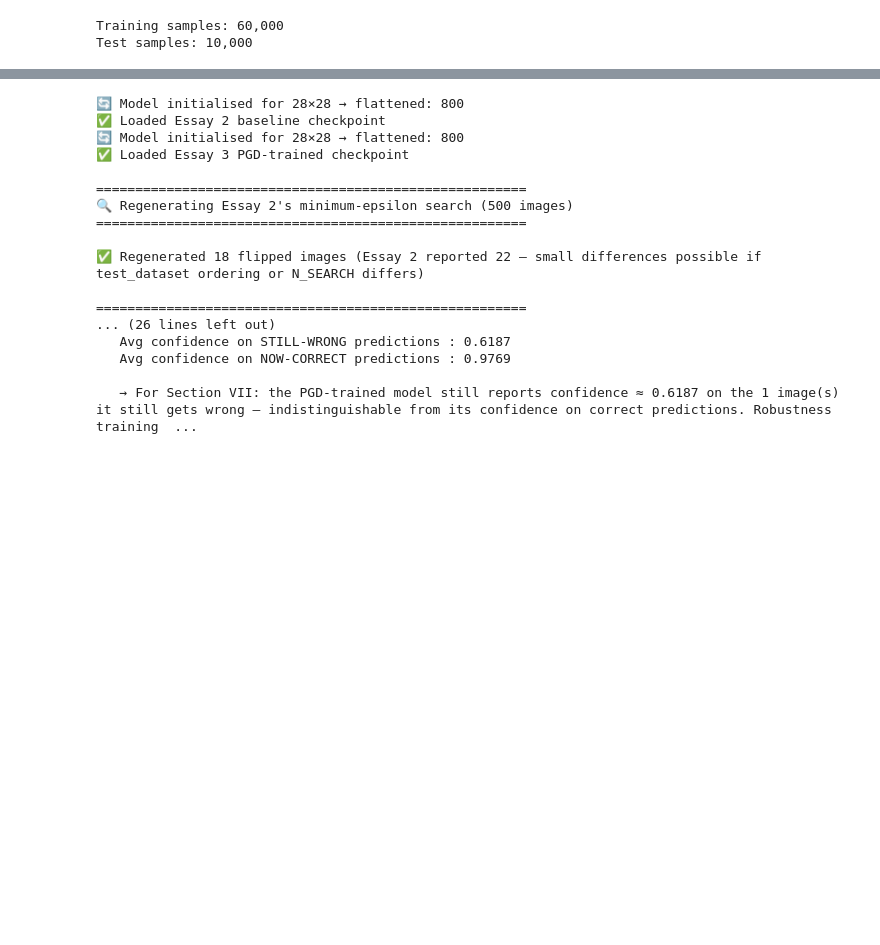
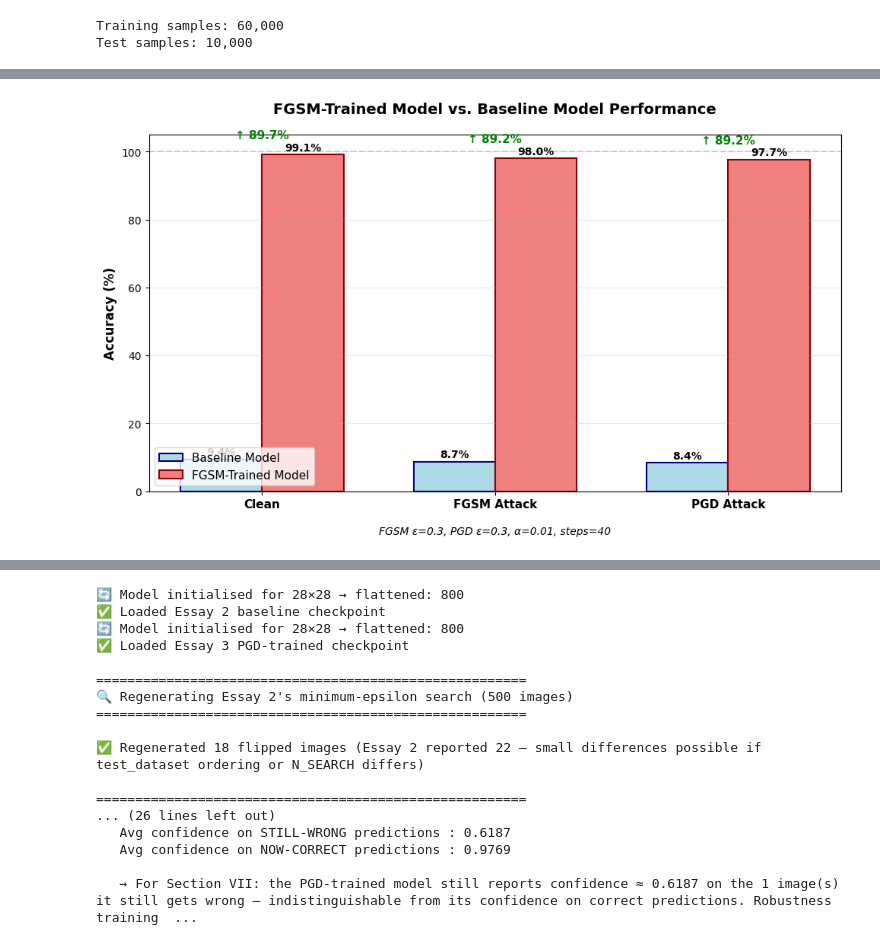
Before and after one commit to Maee127/Adversarial-Notebooks, a Jupyter notebook: #3/Note02_Adversarial_Training_PGD.ipynb, the cells around one changed output, grey strips where cells are left out. Cells and saved outputs as stored; diff of their text form; code cells hidden in the pictures; blank space fills up the shorter version.

```diff
--- a/#3/Note02_Adversarial_Training_PGD.ipynb
+++ b/#3/Note02_Adversarial_Training_PGD.ipynb
@@ -397,0 +484,97 @@ print(f"   Under PGD (ε=0.3): {pgd_acc_fgsm:.2f}%")
+# %%
+# ─────────────────────────────────────────────────────────────
+# Visualization: FGSM-trained model vs. Baseline
+# ─────────────────────────────────────────────────────────────
+import matplotlib.pyplot as plt
+import numpy as np
+
+# Get baseline results (assuming you have these from earlier parts)
+# If not, you may need to compute them or load from saved results
+# baseline_clean_acc = 98.5  # Replace with actual baseline clean accuracy
+# baseline_fgsm_acc = 45.0   # Replace with actual baseline FGSM accuracy
+# baseline_pgd_acc = 20.0    # Replace with actual baseline PGD accuracy
+# Collect baseline results (if not already computed)
+# Option 1: Load from previously saved results
+try:
+    baseline_results = torch.load('baseline_results.pth')
+    baseline_clean_acc = baseline_results['clean_acc']
+    baseline_fgsm_acc = baseline_results['fgsm_acc']
+    baseline_pgd_acc = baseline_results['pgd_acc']
+except:
+    # Option 2: Compute baseline if model is available
+    baseline_model = CNN().to(DEVICE)
+    baseline_model.reset_for_input_size(28)
+    # Load baseline model or train it
+    # ... (your baseline model loading code)
+    baseline_clean_acc, _, _ = evaluate_accuracy(baseline_model, test_loader)
+    baseline_fgsm_acc, _, _ = evaluate_accuracy(baseline_model, test_loader,
+                                                 attack_type='fgsm', attack_params=fgsm_params)
+    baseline_pgd_acc, _, _ = evaluate_accuracy(baseline_model, test_loader,
+                                                attack_type='pgd', attack_params=pgd_params)
+
+
+
+# Set up the figure
+fig, ax = plt.subplots(figsize=(10, 6))
+
+# Define the groups and values
+models = ['Clean', 'FGSM Attack', 'PGD Attack']
+baseline_accuracies = [baseline_clean_acc, baseline_fgsm_acc, baseline_pgd_acc]
+fgsm_trained_accuracies = [clean_acc_fgsm, fgsm_acc_fgsm, pgd_acc_fgsm]
+
+# Set up bar positions
+x = np.arange(len(models))
+width = 0.35
+
+# Create bars with different colors
+bars1 = ax.bar(x - width/2, baseline_accuracies, width, label='Baseline Model',
+               color='lightblue', edgecolor='navy', linewidth=1.5)
+bars2 = ax.bar(x + width/2, fgsm_trained_accuracies, width, label='FGSM-Trained Model',
+               color='lightcoral', edgecolor='darkred', linewidth=1.5)
+
+# Add value labels on top of bars
+def add_value_labels(bars):
+    for bar in bars:
+        height = bar.get_height()
+        ax.text(bar.get_x() + bar.get_width()/2., height + 0.5,
+                f'{height:.1f}%', ha='center', va='bottom', fontsize=10, fontweight='bold')
+
+add_value_labels(bars1)
+add_value_labels(bars2)
+
+# Add improvement annotations
+for i, (baseline, trained) in enumerate(zip(baseline_accuracies, fgsm_trained_accuracies)):
+    improvement = trained - baseline
+    if improvement > 0:
+        color = 'green'
+        arrow = '↑'
+    else:
+        color = 'red'
+        arrow = '↓'
+
+    ax.text(x[i], max(baseline, trained) + 4,
+            f'{arrow} {abs(improvement):.1f}%',
+            ha='center', va='bottom', fontsize=11, fontweight='bold', color=color)
+
+# Customize the plot
+ax.set_ylabel('Accuracy (%)', fontsize=12, fontweight='bold')
+ax.set_title('FGSM-Trained Model vs. Baseline Model Performance',
+             fontsize=14, fontweight='bold', pad=20)
+ax.set_xticks(x)
+ax.set_xticklabels(models, fontsize=11, fontweight='bold')
+ax.legend(loc='lower left', fontsize=11)
+ax.grid(True, alpha=0.3, axis='y')
+ax.set_ylim(0, 105)
+
+# Add a horizontal line at 100% for reference
+ax.axhline(y=100, color='gray', linestyle='--', alpha=0.3)
+
+# Add a subtitle with attack parameters
+ax.text(0.5, -0.12, f'FGSM ε=0.3, PGD ε=0.3, α=0.01, steps=40',
+        transform=ax.transAxes, ha='center', fontsize=10, style='italic')
+
+plt.tight_layout()
+plt.savefig('fgsm_training_comparison.png', dpi=300, bbox_inches='tight')
+plt.show()
+print("📊 Figure saved as 'fgsm_training_comparison.png'")
+# %% [output]
@@ -397,0 +582 @@ print(f"   Under PGD (ε=0.3): {pgd_acc_fgsm:.2f}%")
+[figure, added]
```
Also changed, not shown: parts of 12 cells of this notebook, 2 other files.
